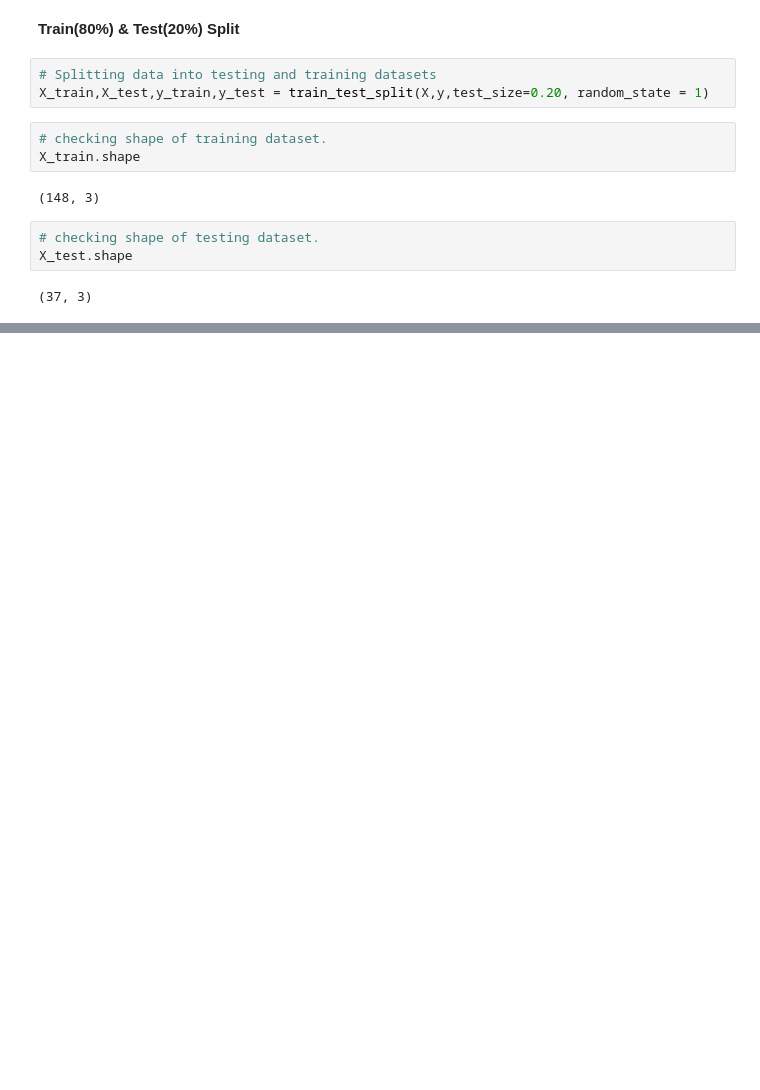
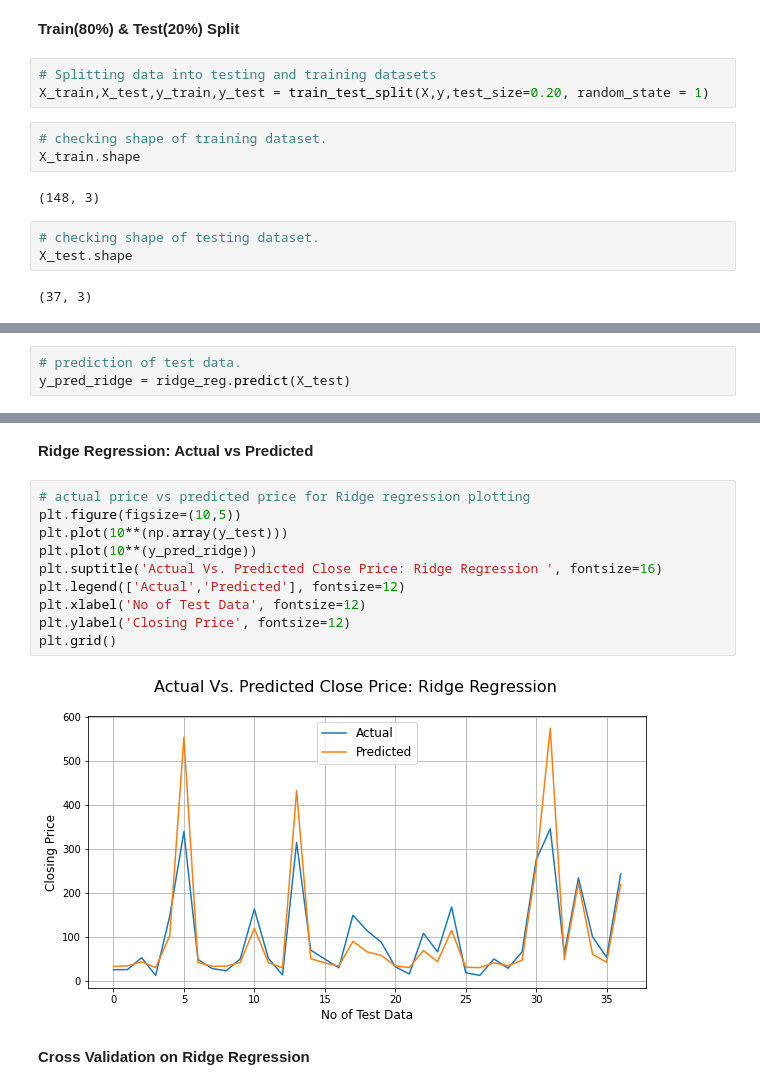
Before and after one commit to AkashK18/Yes-Bank-Stock-Prediction-ML-regression, a Jupyter notebook: Yes_Bank_Stock_Prediction_ML_regression.ipynb, the cells around one changed output, grey strips where cells are left out. Saved outputs shown, nothing was run; the diff lists cells and outputs as text; blank space fills up the shorter version.

```diff
--- a/Yes_Bank_Stock_Prediction_ML_regression.ipynb
+++ b/Yes_Bank_Stock_Prediction_ML_regression.ipynb
@@ -372,0 +536,3 @@ X_test.shape
+# %%
+# prediction of test data.
+y_pred_ridge = ridge_reg.predict(X_test)
@@ -372,0 +552,16 @@ X_test.shape
+# %% [markdown]
+**Ridge Regression: Actual vs Predicted**
+# %%
+# actual price vs predicted price for Ridge regression plotting
+plt.figure(figsize=(10,5))
+plt.plot(10**(np.array(y_test)))
+plt.plot(10**(y_pred_ridge))
+plt.suptitle('Actual Vs. Predicted Close Price: Ridge Regression ', fontsize=16)
+plt.legend(['Actual','Predicted'], fontsize=12)
+plt.xlabel('No of Test Data', fontsize=12)
+plt.ylabel('Closing Price', fontsize=12)
+plt.grid()
+# %% [output]
+[figure, added]
+# %% [markdown]
+**Cross Validation on Ridge Regression**
```
Also changed, not shown: parts of 47 cells of this notebook.
